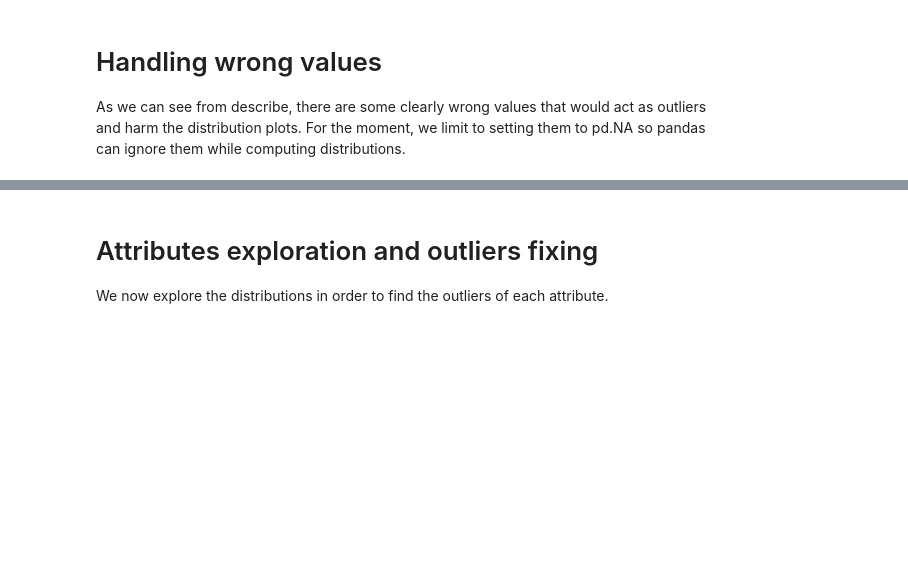
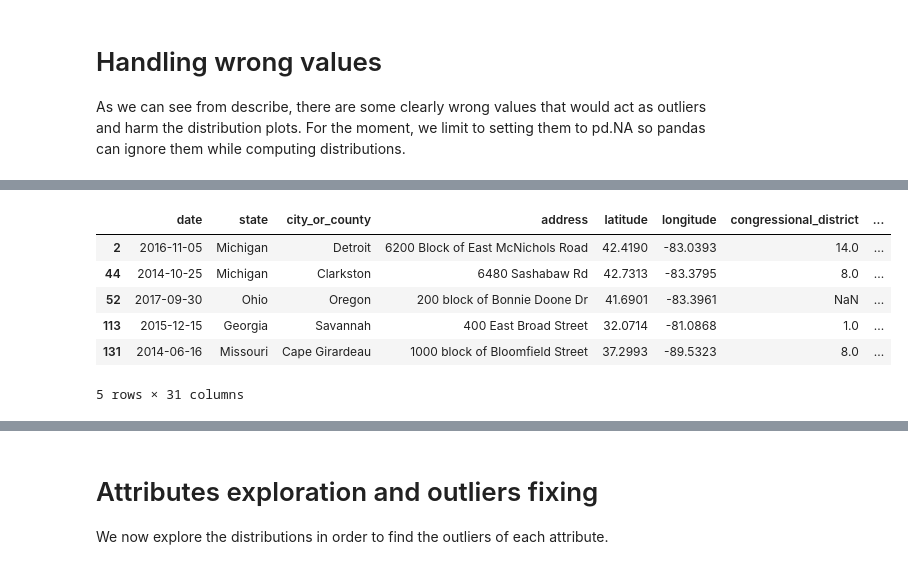
Before and after one commit to Alexthw46/DataMiningProject, a Jupyter notebook: TASK_1/data_understanding.ipynb, the cells around one changed output, grey strips where cells are left out. Saved outputs shown, nothing was run; the diff lists cells and outputs as text; code cells hidden in the pictures; blank space fills up the shorter version.

```diff
--- a/TASK_1/data_understanding.ipynb
+++ b/TASK_1/data_understanding.ipynb
@@ -252,0 +247,16 @@ incidents.describe()
+# %%
+# We can check why those column have null values by isolating the rows with null values
+
+null_injured_arrested_rows = incidents[incidents['n_injured'].isnull() | incidents['n_arrested'].isnull()]
+null_injured_arrested_rows.head()
+
+null_gender_rows = incidents[incidents['n_males'].isnull() | incidents['n_females'].isnull()]
+null_gender_rows.head()
+# %% [output]
+|  | date | state | city_or_county | address | latitude | longitude | congressional_district | ... |
+| 2 | 2016-11-05 | Michigan | Detroit | 6200 Block of East McNichols Road | 42.4190 | -83.0393 | 14.0 | ... |
+| 44 | 2014-10-25 | Michigan | Clarkston | 6480 Sashabaw Rd | 42.7313 | -83.3795 | 8.0 | ... |
+| 52 | 2017-09-30 | Ohio | Oregon | 200 block of Bonnie Doone Dr | 41.6901 | -83.3961 | NaN | ... |
+| 113 | 2015-12-15 | Georgia | Savannah | 400 East Broad Street | 32.0714 | -81.0868 | 1.0 | ... |
+| 131 | 2014-06-16 | Missouri | Cape Girardeau | 1000 block of Bloomfield Street | 37.2993 | -89.5323 | 8.0 | ... |
+5 rows × 31 columns
```
Also changed, not shown: parts of 7 cells of this notebook, 4 other files.
